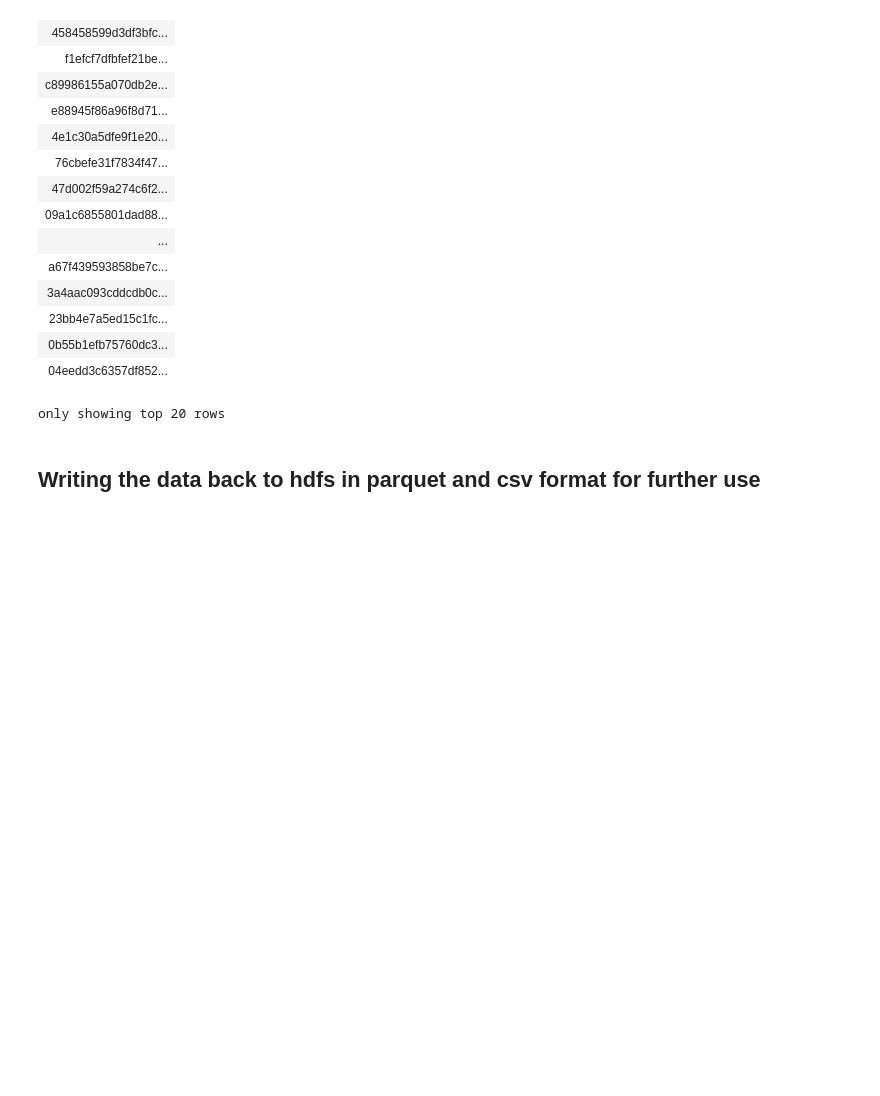
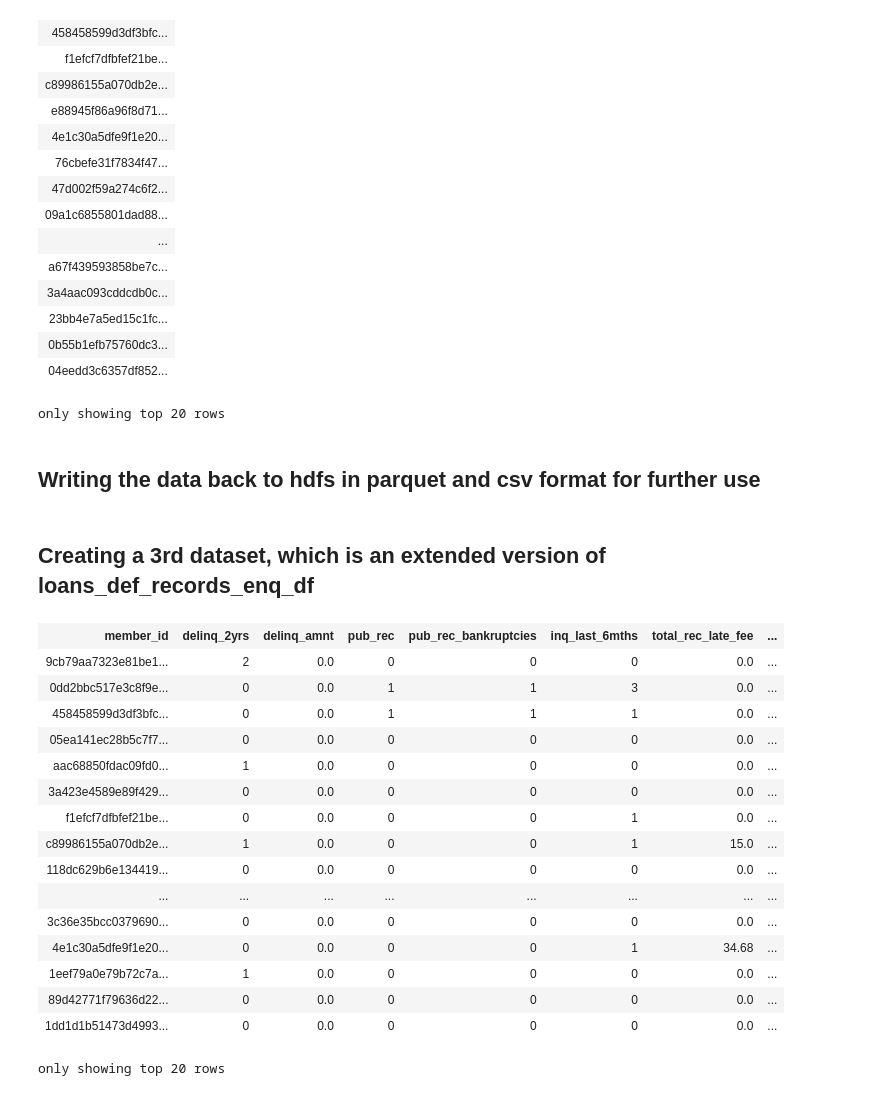
Before and after one commit to mehtavandit/Data-Driven-Lending-Solutions, a Jupyter notebook: 5_cleaning_loan_defaultors.ipynb, the cells around one changed output. Saved outputs shown, nothing was run; the diff lists cells and outputs as text; code cells hidden in the pictures; blank space fills up the shorter version.

Commit message:
Created a new dataframe loans_defaultors_detail_records_enq

```diff
--- a/5_cleaning_loan_defaultors.ipynb
+++ b/5_cleaning_loan_defaultors.ipynb
@@ -194,3 +194,7 @@ loans_def_records_enq_df.write \
 .format("parquet") \
 .mode("overwrite") \
 .option("path", "/user/itv012713/lendingclubproject/clean_data/loans_defaultors_records_enq").save()
+# %% [markdown]
+## Creating a 3rd dataset, which is an extended version of loans_def_records_enq_df
+# %%
+loans_def_processed_inq_last_6mnts_df = loans_def_processed_df.withColumn("pub_rec", col("pub_rec").cast("integer")).fillna(0, subset = ["pub_rec"]).withColumn("pub_rec_bankruptcies", col("pub_rec_bankruptcies").cast("integer")).fillna(0, subset = ["pub_rec_bankruptcies"]).withColumn("inq_last_6mths", col("inq_last_6mths").cast("integer")).fillna(0, subset = ["inq_last_6mths"])
@@ -196,0 +203,20 @@ loans_def_records_enq_df.write \
+# %%
+loans_def_processed_inq_last_6mnts_df
+# %% [output]
+| member_id | delinq_2yrs | delinq_amnt | pub_rec | pub_rec_bankruptcies | inq_last_6mths | total_rec_late_fee | ... |
+| 9cb79aa7323e81be1... | 2 | 0.0 | 0 | 0 | 0 | 0.0 | ... |
+| 0dd2bbc517e3c8f9e... | 0 | 0.0 | 1 | 1 | 3 | 0.0 | ... |
+| 458458599d3df3bfc... | 0 | 0.0 | 1 | 1 | 1 | 0.0 | ... |
+| 05ea141ec28b5c7f7... | 0 | 0.0 | 0 | 0 | 0 | 0.0 | ... |
+| aac68850fdac09fd0... | 1 | 0.0 | 0 | 0 | 0 | 0.0 | ... |
+| 3a423e4589e89f429... | 0 | 0.0 | 0 | 0 | 0 | 0.0 | ... |
+| f1efcf7dfbfef21be... | 0 | 0.0 | 0 | 0 | 1 | 0.0 | ... |
+| c89986155a070db2e... | 1 | 0.0 | 0 | 0 | 1 | 15.0 | ... |
+| 118dc629b6e134419... | 0 | 0.0 | 0 | 0 | 0 | 0.0 | ... |
+| ... | ... | ... | ... | ... | ... | ... | ... |
+| 3c36e35bcc0379690... | 0 | 0.0 | 0 | 0 | 0 | 0.0 | ... |
+| 4e1c30a5dfe9f1e20... | 0 | 0.0 | 0 | 0 | 1 | 34.68 | ... |
+| 1eef79a0e79b72c7a... | 1 | 0.0 | 0 | 0 | 0 | 0.0 | ... |
+| 89d42771f79636d22... | 0 | 0.0 | 0 | 0 | 0 | 0.0 | ... |
+| 1dd1d1b51473d4993... | 0 | 0.0 | 0 | 0 | 0 | 0.0 | ... |
+only showing top 20 rows
```
Also changed, not shown: parts of 7 cells of this notebook.
